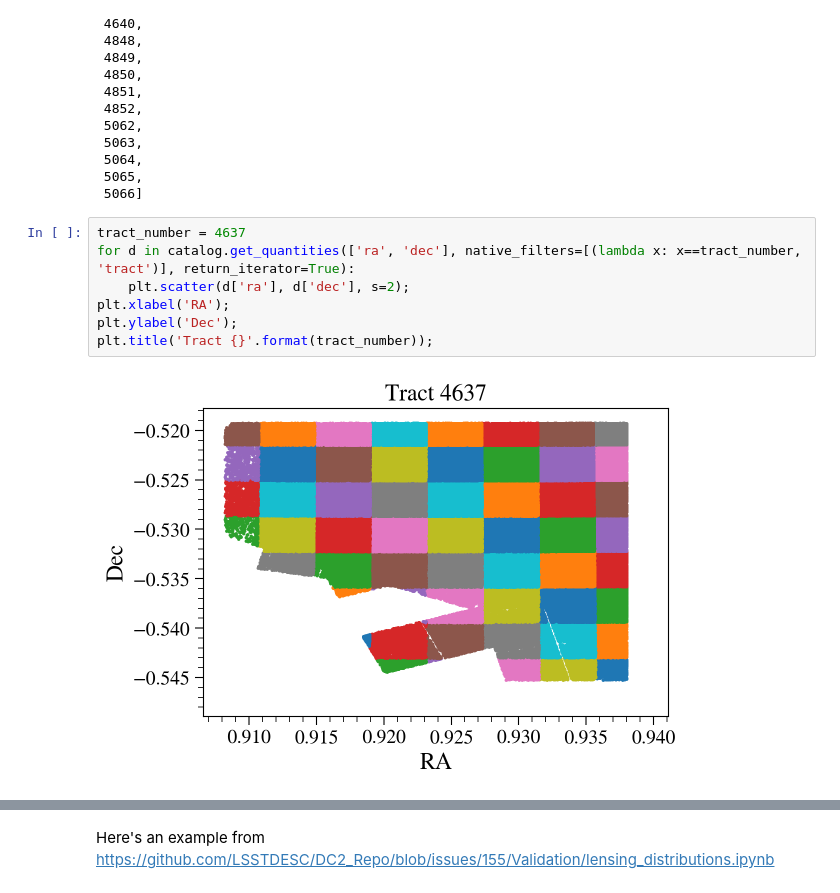
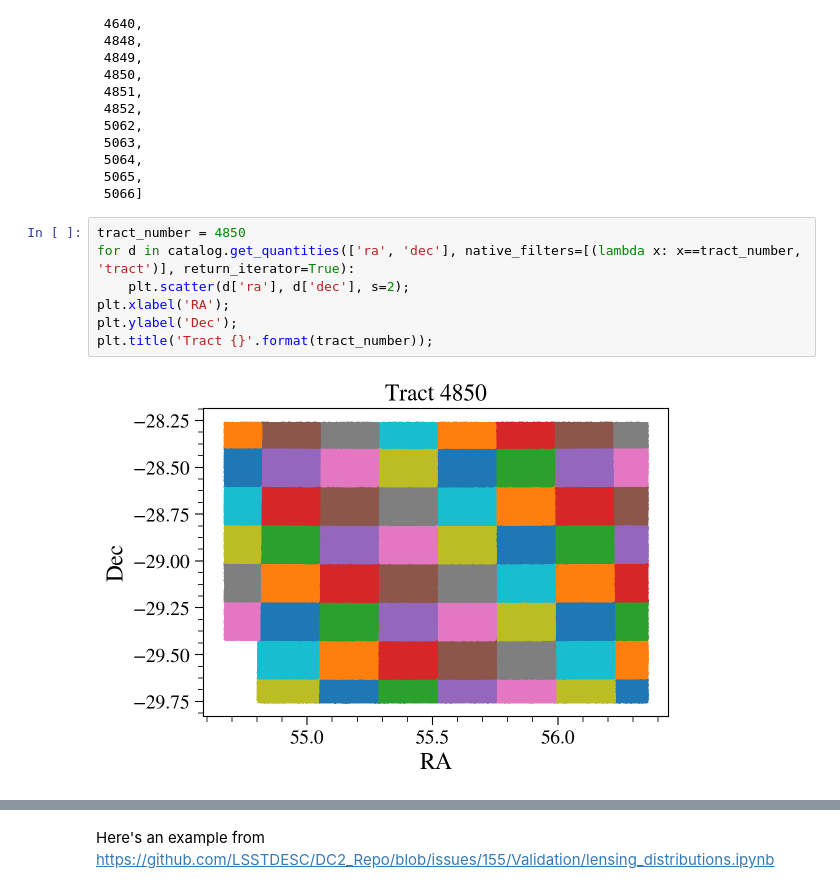
Before and after one commit to LSSTDESC/DC2-production, a Jupyter notebook: Notebooks/DC2 Coadd Run1.1p GCR access -- HSC selection.ipynb, the cells around one changed output, grey strips where cells are left out. Drawn from its saved outputs; the diff is of its cells as text.

```diff
--- a/Notebooks/DC2 Coadd Run1.1p GCR access -- HSC selection.ipynb
+++ b/Notebooks/DC2 Coadd Run1.1p GCR access -- HSC selection.ipynb
@@ -97,12 +77,12 @@ catalog.available_tracts
  5065,
  5066]
 # %%
-tract_number = 4637
+tract_number = 4850
 for d in catalog.get_quantities(['ra', 'dec'], native_filters=[(lambda x: x==tract_number, 'tract')], return_iterator=True):
     plt.scatter(d['ra'], d['dec'], s=2);
 plt.xlabel('RA');
 plt.ylabel('Dec');
 plt.title('Tract {}'.format(tract_number));
 # %% [output]
-[figure, old version]
+[figure, new version]
 # %%
```
Also changed, not shown: parts of 12 cells of this notebook, 3 other files.
